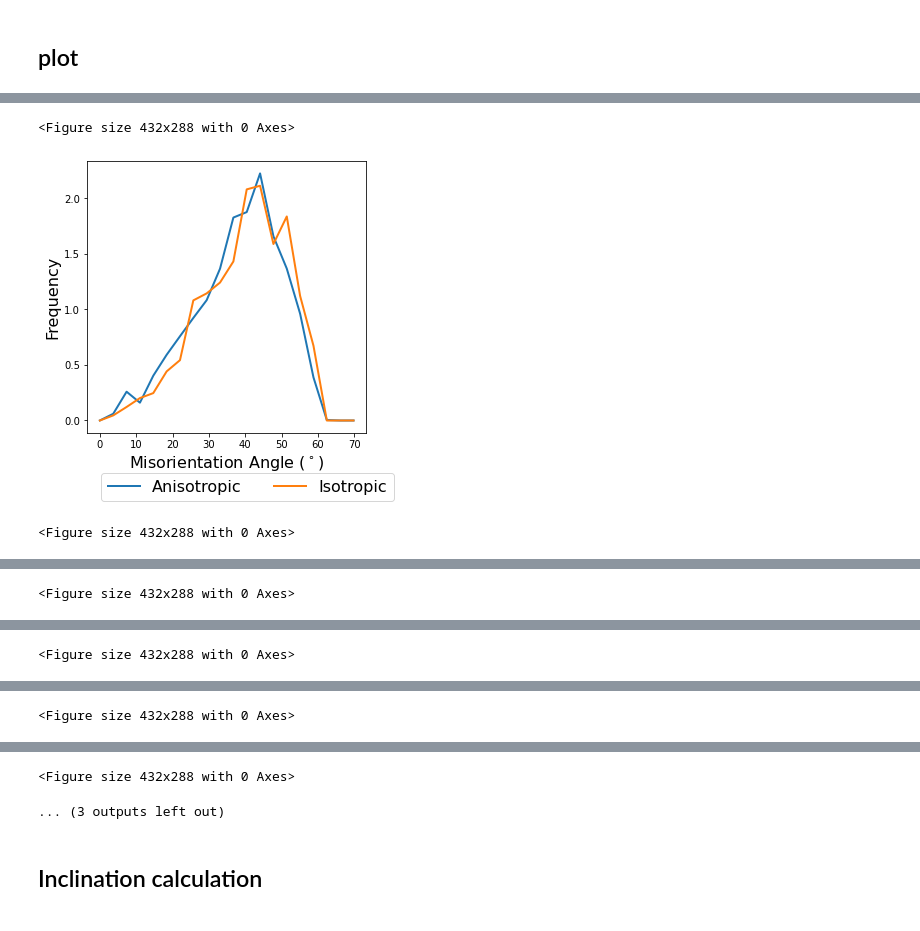
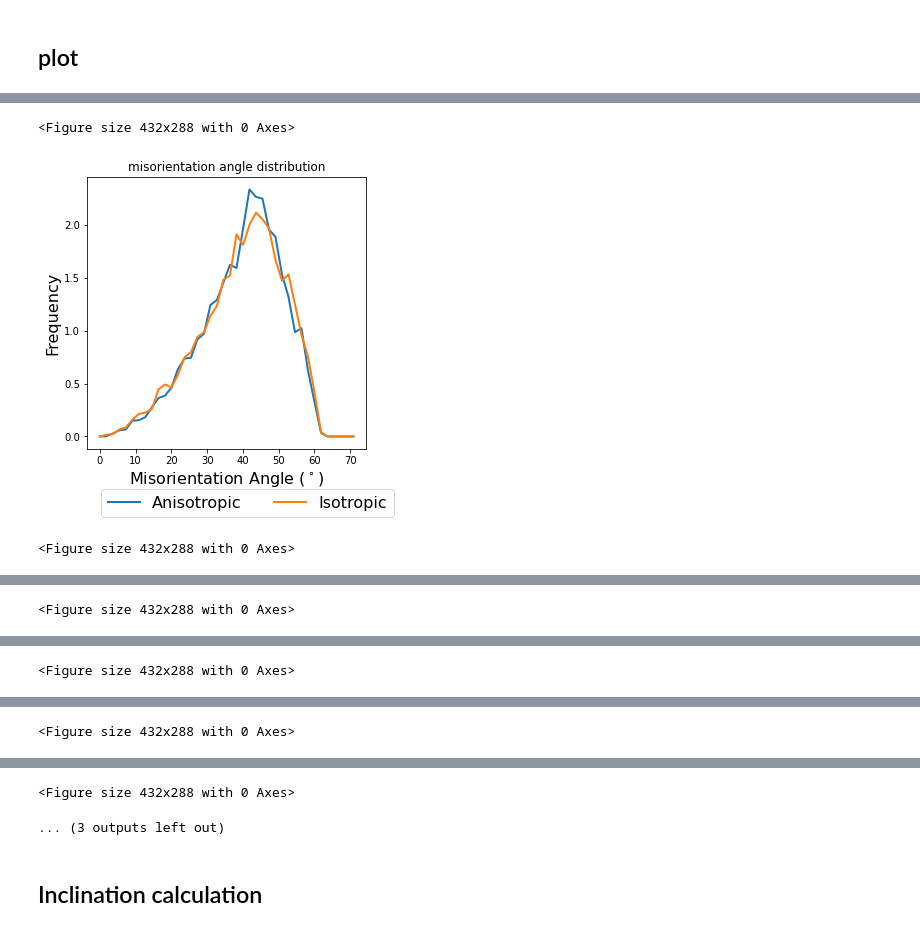
Before and after one commit to Linwitness/VECTOR, a Jupyter notebook: examples/verify_energy_function/plot_misorientation_distribution_5D_for_poly20k_hipergator.ipynb, the cells around one changed output, grey strips where cells are left out. Drawn from its saved outputs; the diff is of its cells as text; code cells hidden in the pictures.

```diff
--- a/examples/verify_energy_function/plot_misorientation_distribution_5D_for_poly20k_hipergator.ipynb
+++ b/examples/verify_energy_function/plot_misorientation_distribution_5D_for_poly20k_hipergator.ipynb
@@ -462,17 +462,19 @@ Done
 
 if __name__ == '__main__':
     # File name
+    case_name = "264_5k"
     init_file_folder = "/blue/michael.tonks/lin.yang/SPPARKS-VirtualIncEnergy/3d_poly/IC/"
     npy_file_folder = "/blue/michael.tonks/lin.yang/SPPARKS-VirtualIncEnergy/3d_poly_fully/results/"
-    init_file_name = "poly_IC150_1k.init"
-    npy_file_name_aniso = f"p2_ori_fully5d_aveE_150_1k_multiCore64_J1_refer_1_0_0_seed56689_kt1.95.npy"
-    npy_file_name_iso = f"p_iso_150_1k_multiCore64_J1_refer_1_0_0_seed56689_kt1.95.npy"
+    init_file_name = "poly_IC264_5k.init"
+    npy_file_name_aniso = f"p_ori_fully5d_aveE_f1.0_t0.0_264_5k_multiCore64_J1_refer_1_0_0_seed56689_kt1.95.npy"
+    npy_file_name_iso = f"p_iso_264_5k_multiCore64_J1_refer_1_0_0_seed56689_kt1.95.npy"
     input_npy_data = [npy_file_folder+npy_file_name_aniso, npy_file_folder+npy_file_name_iso]
     compare_label = ["Anisotropic", "Isotropic"]
 
     # Get time step with expected grain num
-    expected_grain_num = 200
-    special_step_distribution, microstructure_list = calculate_expected_step(input_npy_data, expected_grain_num)
+    expected_grain_num = 1000
+    special_step_distribution, microstructure_list = inclination_processing.calculate_expected_step(input_npy_data, expected_grain_num)
+    print(f"Steps for {compare_label} are {list(map(int, special_step_distribution))}")
 
     # special_step_distribution_0, microstructure_list_0 = calculate_expected_step([input_npy_data[2]], 1000)
     # special_step_distribution=list(special_step_distribution)
@@ -483,10 +485,10 @@ if __name__ == '__main__':
     # microstructure_list = np.array(microstructure_list)
 
     # misorientation
-    grain_num = 1000
+    grain_num = 5000
     Osym = 24
     symm2quat_matrix, quartAngle = pre_operation_misorientation(grain_num, init_file_folder + init_file_name, Osym)
-    num_bin = 50
+    num_bin = 100
     axis_num_bin = 50
     print("> Pre-work done")
 # %% [output]
@@ -530,62 +533,82 @@ if __name__ == '__main__':
     plt.legend(loc=(0.05,-0.25),fontsize=16, ncol=2)
     plt.xlabel(r"Misorientation Angle ($^\circ$)", fontsize=16)
     plt.ylabel("Frequency", fontsize=16)
-    # plt.savefig(current_path + f"/figures/misorientation_angle_distribution_3d_{expected_grain_num}grains.png", dpi=400,bbox_inches='tight')
+    plt.title("misorientation angle distribution")
+    # plt.savefig(current_path + f"/figures/{case_name}_misorientation_angle_distribution_3dofs_{expected_grain_num}grains.png", dpi=400,bbox_inches='tight')
 
     # plot misorientation axis distribution
     plt.figure()
     fig = plt.figure(figsize=(5, 5))
     num_bin_plot = int(axis_num_bin)
     for i in range(len(input_npy_data)):
-        plt.plot(np.linspace(0,180,axis_num_bin)[:num_bin_plot], misorientation_axis_polar_angle_distribution_list[i][:num_bin_plot], label=compare_label[i], linewidth=2)
+        plt.plot(np.linspace(0,180,axis_num_bin)[:axis_num_bin], misorientation_axis_polar_angle_distribution_list[i][:axis_num_bin], label=compare_label[i], linewidth=2)
     plt.legend(loc=(0.05,-0.25),fontsize=16, ncol=2)
     plt.xlabel(r"Misorientation Axis Polar Angle ($^\circ$)", fontsize=16)
     plt.ylabel("Frequency", fontsize=16)
-    # plt.savefig(current_path + f"/figures/misorientation_axis_polar_distribution_3d_{expected_grain_num}grains.png", dpi=400,bbox_inches='tight')
+    plt.title("misorientation axis polar distribution")
+    # plt.savefig(current_path + f"/figures/{case_name}_misorientation_axis_polar_distribution_3dofs_{expected_grain_num}grains.png", dpi=400,bbox_inches='tight')
 
     plt.figure()
     fig = plt.figure(figsize=(5, 5))
-    num_bin_plot = int(axis_num_bin)
     for i in range(len(input_npy_data)):
-        plt.plot(np.linspace(0,360,axis_num_bin)[:num_bin_plot], misorientation_axis_azimuth_angle_distribution_list[i][:num_bin_plot], label=compare_label[i], linewidth=2)
+        plt.plot(np.linspace(0,360,axis_num_bin)[:axis_num_bin], misorientation_axis_azimuth_angle_distribution_list[i][:axis_num_bin], label=compare_label[i], linewidth=2)
     plt.legend(loc=(0.05,-0.25),fontsize=16, ncol=2)
     plt.xlabel(r"Misorientation Axis Azimuth Angle ($^\circ$)", fontsize=16)
     plt.ylabel("Frequency", fontsize=16)
-    # plt.savefig(current_path + f"/figures/misorientation_axis_azimuth_distribution_3d_{expected_grain_num}grains.png", dpi=400,bbox_inches='tight')
+    plt.title("misorientation axis azimuth distribution")
+    # plt.savefig(current_path + f"/figures/{case_name}_misorientation_axis_azimuth_distribution_3dofs_{expected_grain_num}grains.png", dpi=400,bbox_inches='tight')
 
     # plot energy function
-    num_bin_plot = int(axis_num_bin)
-    m_axis_energy_function = np.zeros((num_bin_plot, num_bin_plot))
-    for input_i in range(num_bin_plot):
-        for input_j in range(num_bin_plot):
-            m_axis_energy_function[input_i, input_j] = energy_function_m_axis(input_i/num_bin_plot*np.pi, input_j/num_bin_plot*2*np.pi)
+    m_axis_energy_function = np.zeros((axis_num_bin, axis_num_bin))
+    for input_i in range(axis_num_bin):
+        for input_j in range(axis_num_bin):
+            m_axis_energy_function[input_i, input_j] = energy_function_m_axis(input_i/axis_num_bin*np.pi, input_j/axis_num_bin*2*np.pi)
     plt.figure()
-    fig = plt.figure(figsize=(5, 5))
+    fig = plt.figure(figsize=(7, 5))
     plt.imshow(m_axis_energy_function,cmap='viridis_r')
     plt.xlabel(r"Misorientation Axis Azimuth Angle ($^\circ$)", fontsize=16)
     plt.ylabel(r"Misorientation Axis Polar Angle ($^\circ$)", fontsize=16)
+    plt.xticks(np.linspace(0,axis_num_bin,5), ['0',r'$\pi/2$',r'$\pi$',r'3$\pi$/2',r'2$\pi$'])
+    plt.yticks(np.linspace(0,axis_num_bin,2), ['0',r'$\pi$'])
     plt.colorbar()
-    plt.title("misoreintation axis energy function")
+    plt.title("misoreintation axis 2D energy function value for Aniso")
+    # plt.savefig(current_path + f"/figures/{case_name}_misorientation_axis_energy_3dofs.png", dpi=400,bbox_inches='tight')
 
     # plot frequency VS energy
-    num_bin_plot = int(axis_num_bin)
     plt.figure()
     fig = plt.figure(figsize=(5, 5))
     for i in range(len(input_npy_data)):
-        plt.plot(np.linspace(0,1,axis_num_bin)[:num_bin_plot], misorientation_axis_energy_distribution_list[i][:num_bin_plot], label=compare_label[i], linewidth=2)
+        plt.plot(np.linspace(0,1,axis_num_bin)[:axis_num_bin], misorientation_axis_energy_distribution_list[i][:axis_num_bin], label=compare_label[i], linewidth=2)
     plt.legend(loc=(0.05,-0.25),fontsize=16, ncol=2)
     plt.xlabel(r"Misorientation Axis Energy", fontsize=16)
     plt.ylabel("Frequency", fontsize=16)
-    plt.savefig(current_path + f"/figures/misorientation_axis_energy_distribution_3d_{expected_grain_num}grains.png", dpi=400,bbox_inches='tight')
+    plt.title("misorientation axis energy distribution")
+    # plt.savefig(current_path + f"/figures/{case_name}_misorientation_axis_energy_distribution_3dofs_{expected_grain_num}grains.png", dpi=400,bbox_inches='tight')
 
     # plot matrix figure for misorientation axis distribution
+    plt.figure()
+    fig = plt.figure(figsize=(14, 5))
+    plt.title(f"misorientation axis 2D distribution")
     for i in range(len(input_npy_data)):
-        plt.figure()
-        fig = plt.figure(figsize=(5, 5))
-        num_bin_plot = int(axis_num_bin)
-        plt.imshow(misorientation_axis_matrix_list[i],cmap='viridis_r')
-        print(compare_label[i])
+        plt.subplot(1,2,int(i+1))
+        plt.imshow(misorientation_axis_matrix_list[i],cmap='viridis_r',vmin=0,vmax=np.max(misorientation_axis_matrix_list))
+        # print(compare_label[i])
         plt.xlabel(r"Misorientation Axis Azimuth Angle ($^\circ$)", fontsize=16)
         plt.ylabel(r"Misorientation Axis Polar Angle ($^\circ$)", fontsize=16)
+        plt.xticks(np.linspace(0,axis_num_bin,5), ['0',r'$\pi/2$',r'$\pi$',r'3$\pi$/2',r'2$\pi$'])
+        plt.yticks(np.linspace(0,axis_num_bin,2), ['0',r'$\pi$'])
+        plt.title(f"misorientation axis 2D distribution - {compare_label[i]}")
         plt.colorbar()
+    # plt.savefig(current_path + f"/figures/{case_name}_misorientation_axis_2D_distribution_3dofs_{expected_grain_num}grains.png", dpi=400,bbox_inches='tight')
+    # plot matrix difference for misorientation axis distribution
+    plt.figure()
+    fig = plt.figure(figsize=(7, 5))
+    plt.imshow(misorientation_axis_matrix_list[0]-misorientation_axis_matrix_list[1],cmap='coolwarm',vmin=-np.max(abs(misorientation_axis_matrix_list[0]-misorientation_axis_matrix_list[1])),vmax=np.max(abs(misorientation_axis_matrix_list[0]-misorientation_axis_matrix_list[1])))
+    plt.xlabel(r"Misorientation Axis Azimuth Angle ($^\circ$)", fontsize=16)
+    plt.ylabel(r"Misorientation Axis Polar Angle ($^\circ$)", fontsize=16)
+    plt.xticks(np.linspace(0,axis_num_bin,5), ['0',r'$\pi/2$',r'$\pi$',r'3$\pi$/2',r'2$\pi$'])
+    plt.yticks(np.linspace(0,axis_num_bin,2), ['0',r'$\pi$'])
+    plt.title(f"misorientation axis 2D distribution difference (aniso-iso)")
+    plt.colorbar()
+    # plt.savefig(current_path + f"/figures/{case_name}_misorientation_axis_2D_distribution_difference_3dofs_{expected_grain_num}grains.png", dpi=400,bbox_inches='tight')
 # %% [output]
@@ -594,3 +616,3 @@ Isotropic
 <Figure size 432x288 with 0 Axes>
-[figure, old version]
+[figure, new version]
 <Figure size 432x288 with 0 Axes>
```
Also changed, not shown: parts of 8 cells of this notebook, 3 other files.
